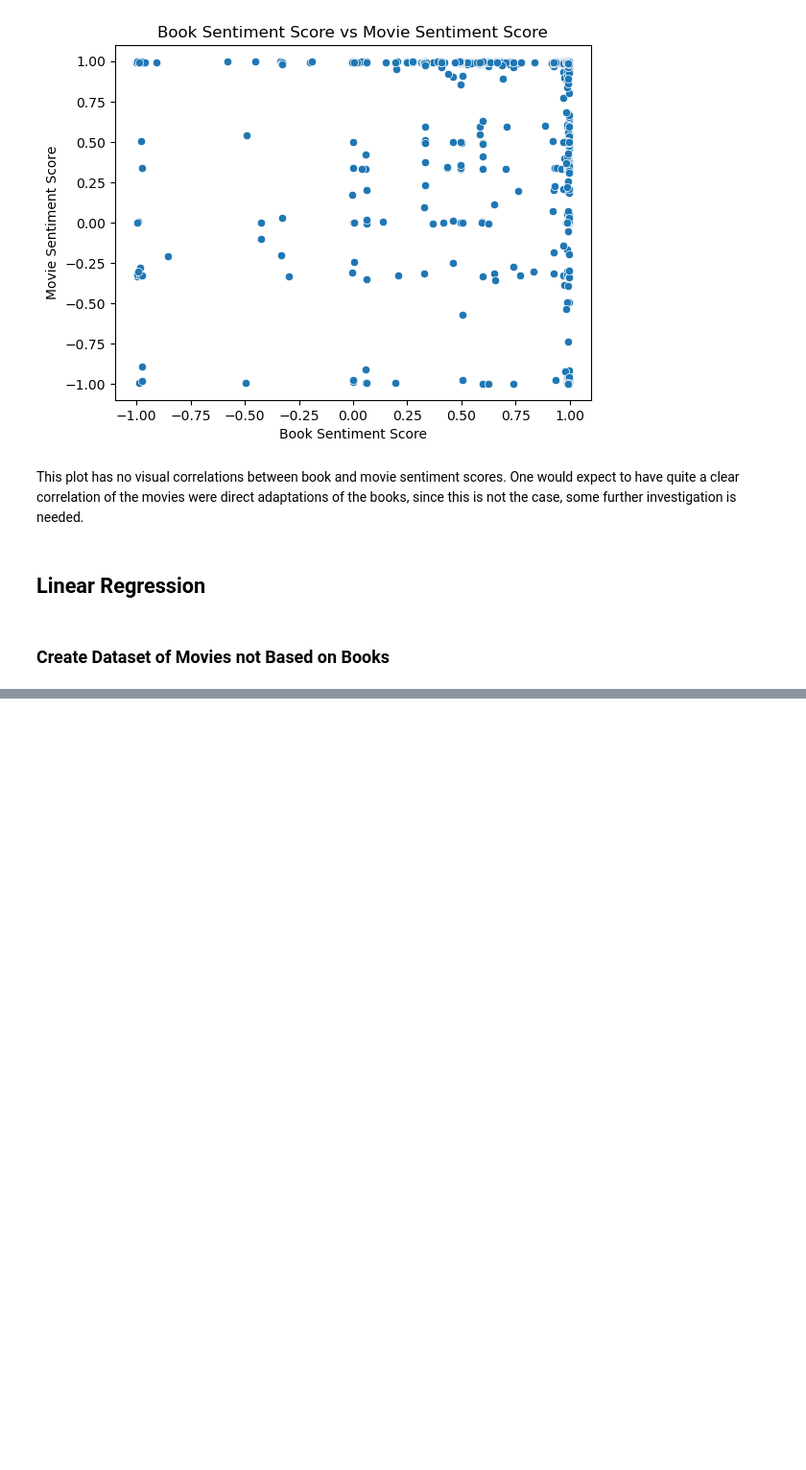
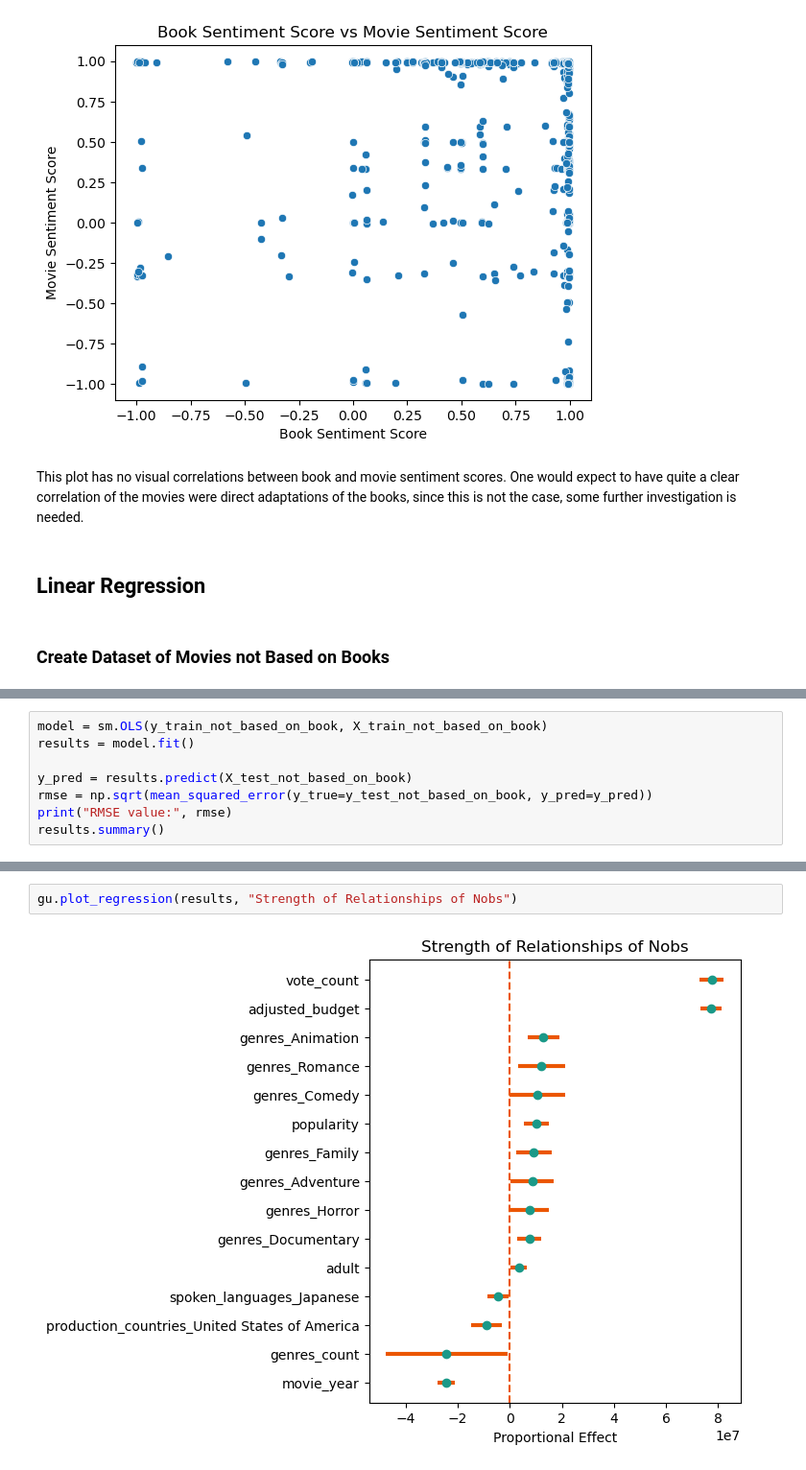
Before and after one commit to epfl-ada/ada-2024-project-datadruids, a Jupyter notebook: results_final.ipynb, the cells around one changed output, grey strips where cells are left out. Shown at 96% size. Cells and saved outputs as stored; diff of their text form; blank space fills up the shorter version.

```diff
--- a/results_final.ipynb
+++ b/results_final.ipynb
@@ -186,0 +477,8 @@ Name: count, dtype: int64
+# %%
+model = sm.OLS(y_train_not_based_on_book, X_train_not_based_on_book)
+results = model.fit()
+
+y_pred = results.predict(X_test_not_based_on_book)
+rmse = np.sqrt(mean_squared_error(y_true=y_test_not_based_on_book, y_pred=y_pred))
+print("RMSE value:", rmse)
+results.summary()
@@ -186,0 +519,4 @@ Name: count, dtype: int64
+# %%
+gu.plot_regression(results, "Strength of Relationships of Nobs")
+# %% [output]
+[figure, added]
```
Also changed, not shown: parts of 25 cells of this notebook, 1 other file.
